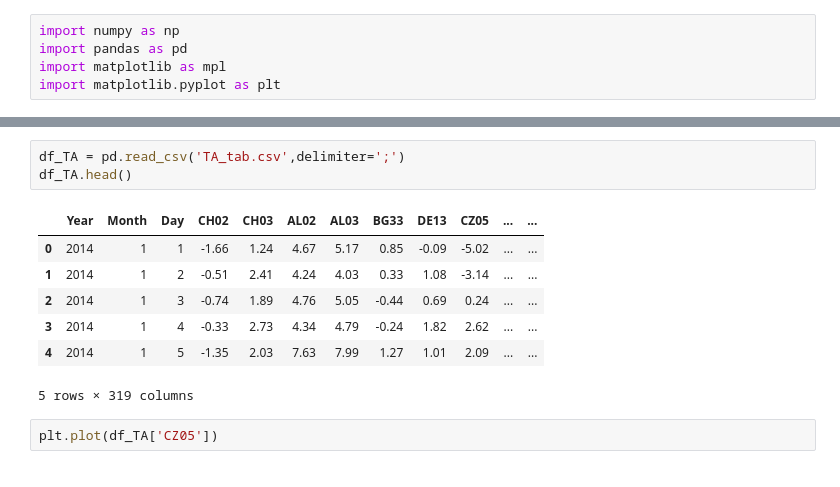
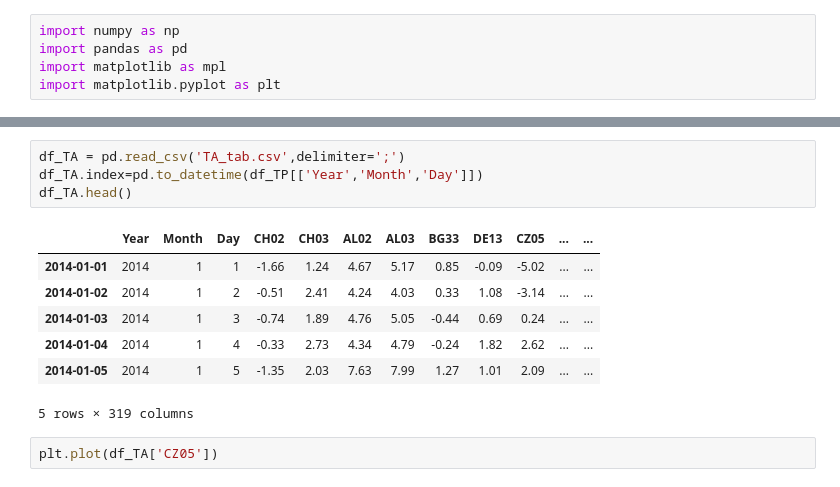
Before and after one commit to ValentinLassaigne/Machine-Learning, a Jupyter notebook: Clim2Power.ipynb, the cells around one changed output, grey strips where cells are left out. Drawn from its saved outputs; the diff is of its cells as text.

```diff
--- a/Clim2Power.ipynb
+++ b/Clim2Power.ipynb
@@ -52,13 +54,14 @@ plt.plot(df_HRE['CZ'])
 # %%
 df_TA = pd.read_csv('TA_tab.csv',delimiter=';')
+df_TA.index=pd.to_datetime(df_TP[['Year','Month','Day']])
 df_TA.head()
 # %% [output]
 |  | Year | Month | Day | CH02 | CH03 | AL02 | AL03 | BG33 | DE13 | CZ05 | ... | ... |
-| 0 | 2014 | 1 | 1 | -1.66 | 1.24 | 4.67 | 5.17 | 0.85 | -0.09 | -5.02 | ... | ... |
-| 1 | 2014 | 1 | 2 | -0.51 | 2.41 | 4.24 | 4.03 | 0.33 | 1.08 | -3.14 | ... | ... |
-| 2 | 2014 | 1 | 3 | -0.74 | 1.89 | 4.76 | 5.05 | -0.44 | 0.69 | 0.24 | ... | ... |
-| 3 | 2014 | 1 | 4 | -0.33 | 2.73 | 4.34 | 4.79 | -0.24 | 1.82 | 2.62 | ... | ... |
-| 4 | 2014 | 1 | 5 | -1.35 | 2.03 | 7.63 | 7.99 | 1.27 | 1.01 | 2.09 | ... | ... |
+| 2014-01-01 | 2014 | 1 | 1 | -1.66 | 1.24 | 4.67 | 5.17 | 0.85 | -0.09 | -5.02 | ... | ... |
+| 2014-01-02 | 2014 | 1 | 2 | -0.51 | 2.41 | 4.24 | 4.03 | 0.33 | 1.08 | -3.14 | ... | ... |
+| 2014-01-03 | 2014 | 1 | 3 | -0.74 | 1.89 | 4.76 | 5.05 | -0.44 | 0.69 | 0.24 | ... | ... |
+| 2014-01-04 | 2014 | 1 | 4 | -0.33 | 2.73 | 4.34 | 4.79 | -0.24 | 1.82 | 2.62 | ... | ... |
+| 2014-01-05 | 2014 | 1 | 5 | -1.35 | 2.03 | 7.63 | 7.99 | 1.27 | 1.01 | 2.09 | ... | ... |
 5 rows × 319 columns
 # %%
 plt.plot(df_TA['CZ05'])
```
Also changed, not shown: parts of 21 cells of this notebook, 2 other files.
